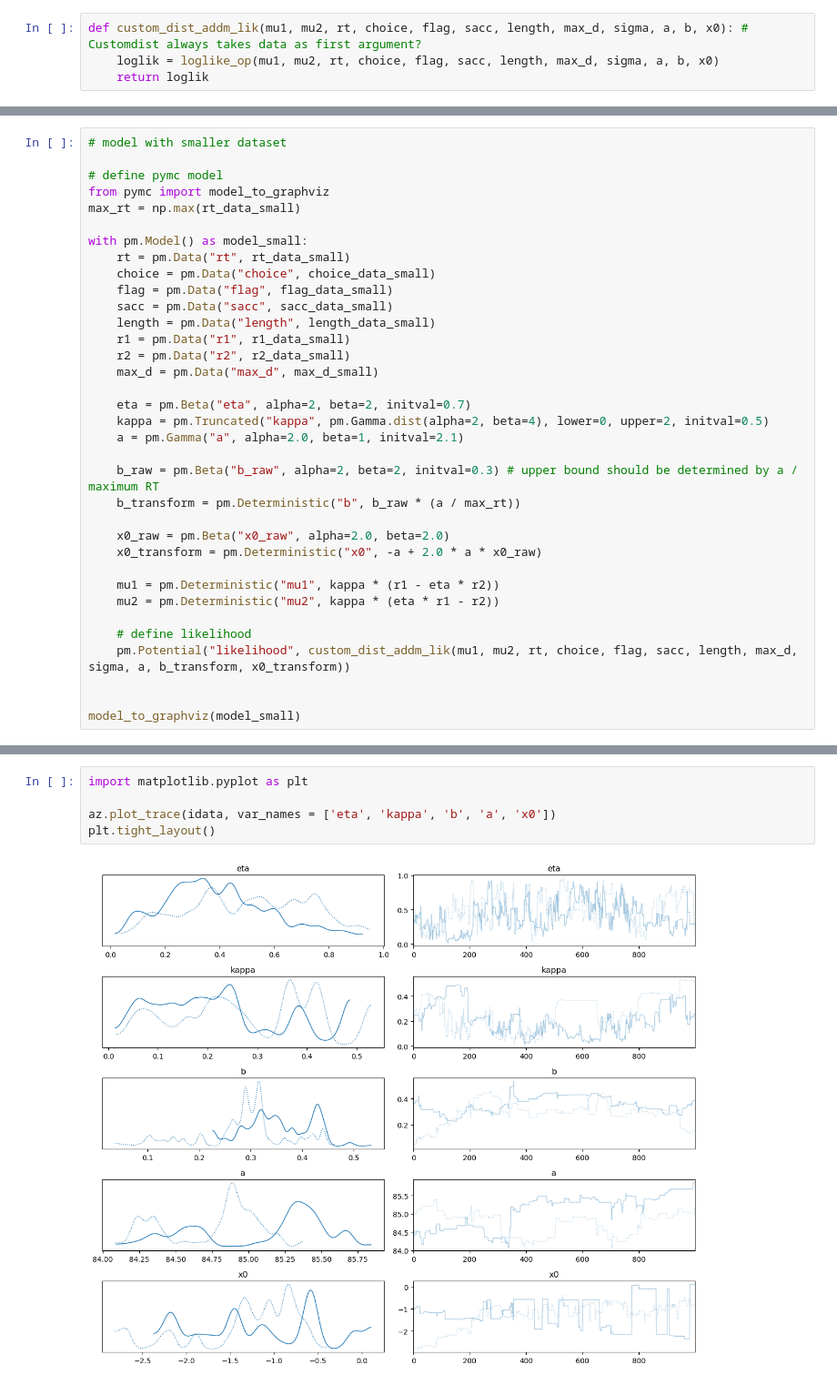
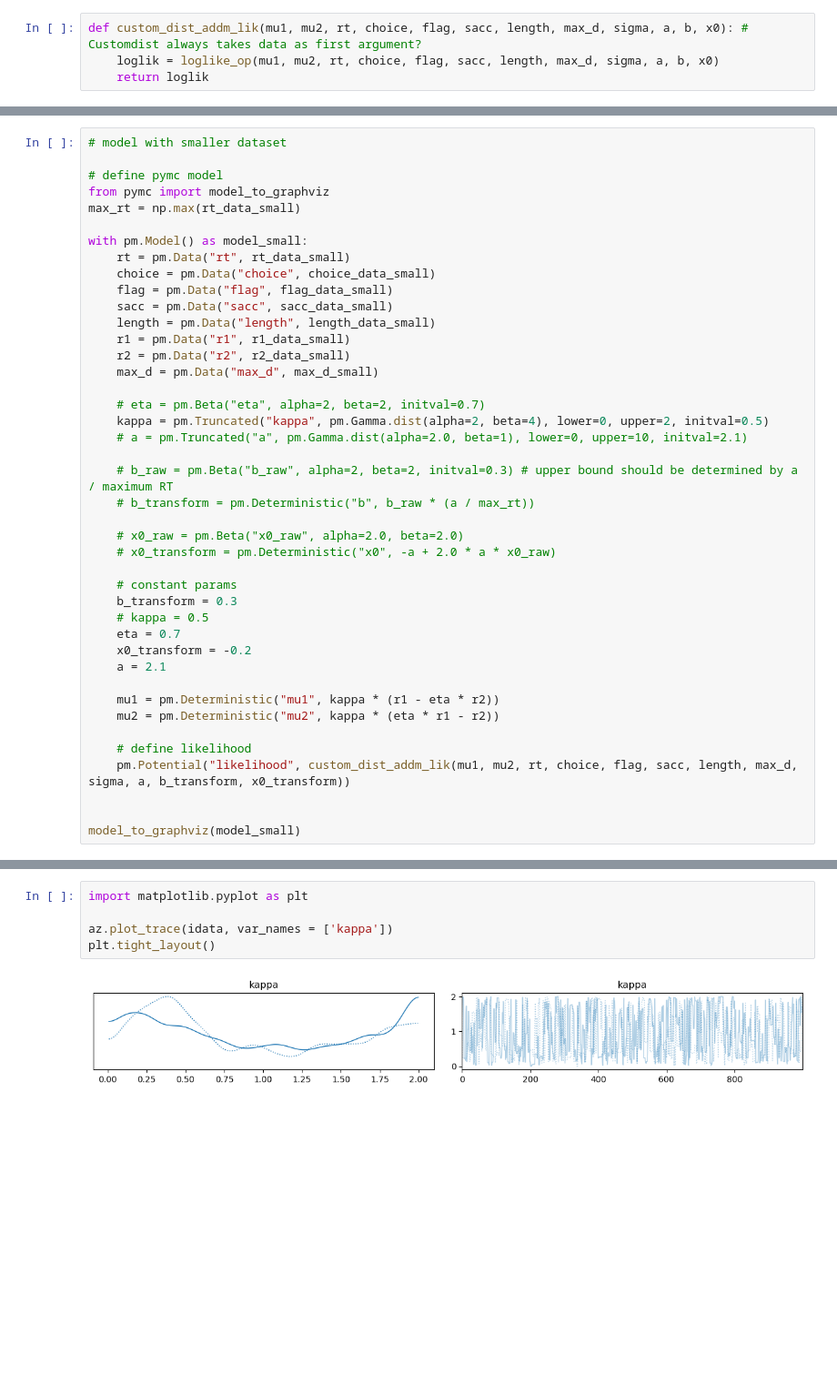
Before and after one commit to AndrewZhang599/efficient-fpt, a Jupyter notebook: andrew_notebooks/pymc_likelihood.ipynb, the cells around one changed output, grey strips where cells are left out. Shown at 91% size. Drawn from its saved outputs; the diff is of its cells as text; blank space fills up the shorter version.

Commit message:
single param estimation and MLE arent working in pymc..?

```diff
--- a/andrew_notebooks/pymc_likelihood.ipynb
+++ b/andrew_notebooks/pymc_likelihood.ipynb
@@ -329,15 +329,22 @@ with pm.Model() as model_small:
     r2 = pm.Data("r2", r2_data_small)
     max_d = pm.Data("max_d", max_d_small)
 
-    eta = pm.Beta("eta", alpha=2, beta=2, initval=0.7)
+    # eta = pm.Beta("eta", alpha=2, beta=2, initval=0.7)
     kappa = pm.Truncated("kappa", pm.Gamma.dist(alpha=2, beta=4), lower=0, upper=2, initval=0.5)
-    a = pm.Gamma("a", alpha=2.0, beta=1, initval=2.1)
+    # a = pm.Truncated("a", pm.Gamma.dist(alpha=2.0, beta=1), lower=0, upper=10, initval=2.1)
 
-    b_raw = pm.Beta("b_raw", alpha=2, beta=2, initval=0.3) # upper bound should be determined by a / maximum RT
-    b_transform = pm.Deterministic("b", b_raw * (a / max_rt))
+    # b_raw = pm.Beta("b_raw", alpha=2, beta=2, initval=0.3) # upper bound should be determined by a / maximum RT
+    # b_transform = pm.Deterministic("b", b_raw * (a / max_rt))
 
-    x0_raw = pm.Beta("x0_raw", alpha=2.0, beta=2.0)
-    x0_transform = pm.Deterministic("x0", -a + 2.0 * a * x0_raw)
+    # x0_raw = pm.Beta("x0_raw", alpha=2.0, beta=2.0)
+    # x0_transform = pm.Deterministic("x0", -a + 2.0 * a * x0_raw)
+
+    # constant params
+    b_transform = 0.3
+    # kappa = 0.5
+    eta = 0.7
+    x0_transform = -0.2
+    a = 2.1
 
     mu1 = pm.Deterministic("mu1", kappa * (r1 - eta * r2))
     mu2 = pm.Deterministic("mu2", kappa * (eta * r1 - r2))
@@ -407,7 +404,7 @@ az.summary(idata, var_names = ['eta', 'kappa', 'a', 'b', 'x0'])
 # %%
 import matplotlib.pyplot as plt
 
-az.plot_trace(idata, var_names = ['eta', 'kappa', 'b', 'a', 'x0'])
+az.plot_trace(idata, var_names = ['kappa'])
 plt.tight_layout()
 # %% [output]
-[figure, old version]
+[figure, new version]
```
Also changed, not shown: parts of 7 cells of this notebook.
